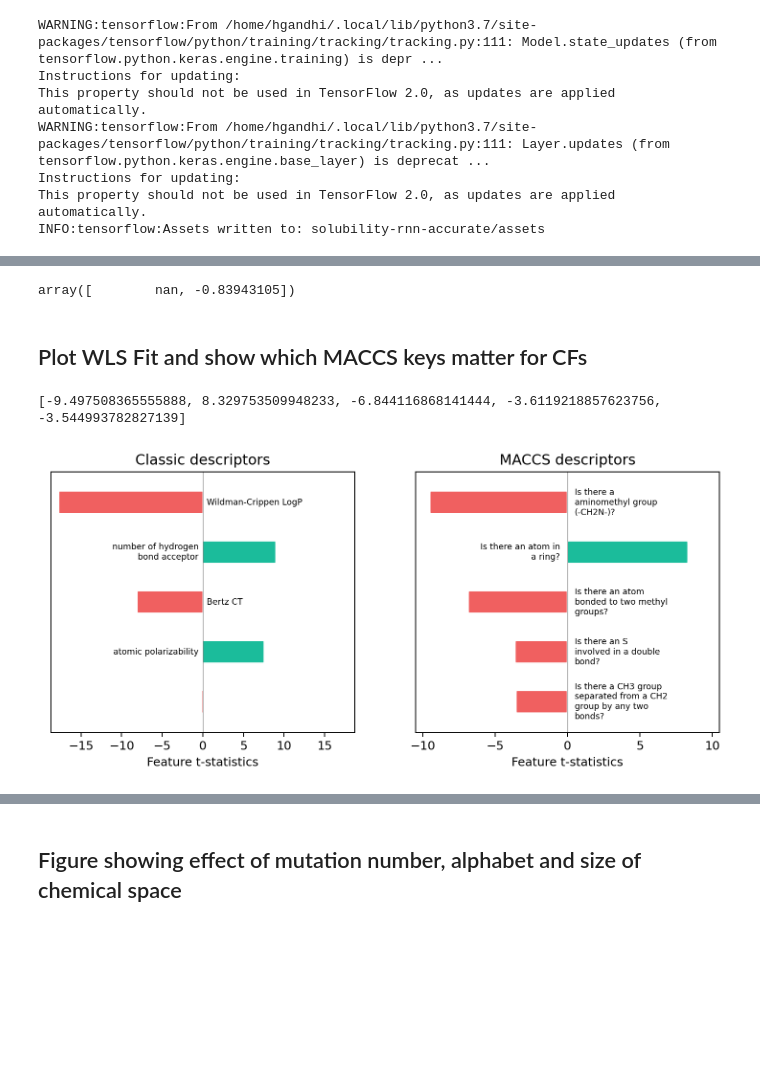
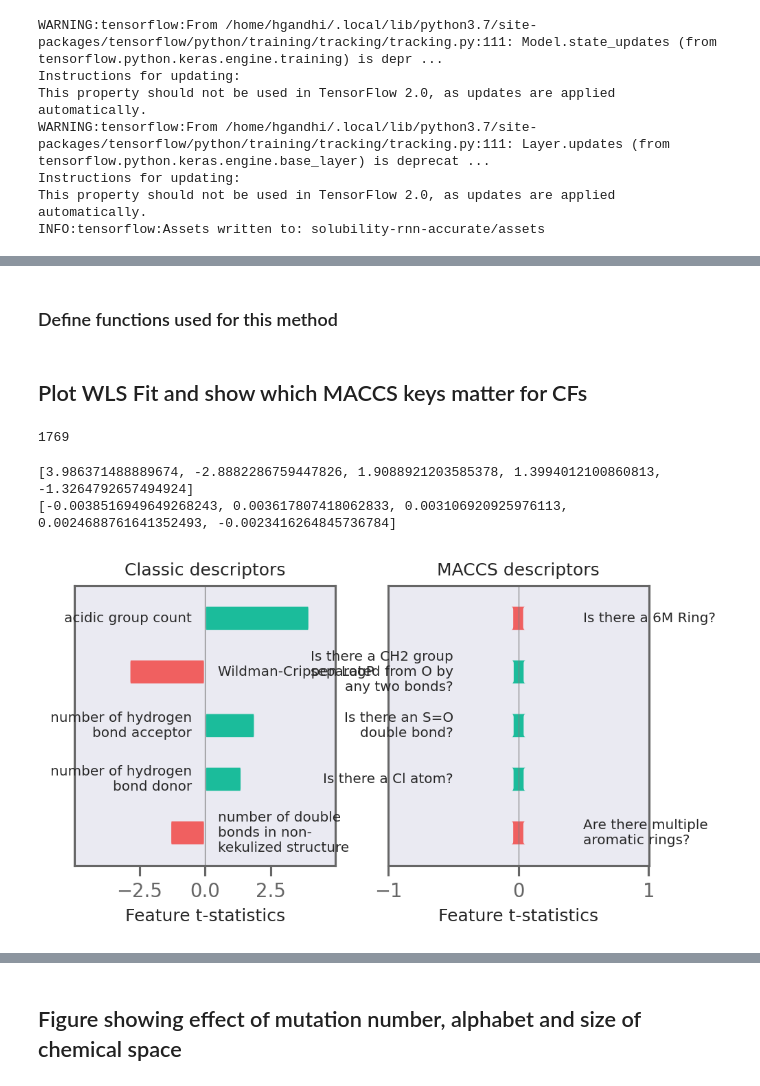
Before and after one commit to ur-whitelab/exmol, a Jupyter notebook: LIME/Solubility-RNN.ipynb, the cells around one changed output, grey strips where cells are left out. Cells and saved outputs as stored; diff of their text form; code cells hidden in the pictures; blank space fills up the shorter version.

```diff
--- a/LIME/Solubility-RNN.ipynb
+++ b/LIME/Solubility-RNN.ipynb
@@ -86,27 +110,36 @@ config = Config(vocab_size=len(vocab) + 1,
 # %%
 # now get sequences
 encoded = [selfies2ints(s) for s in selfies_list if s is not None]
-padded_seqs = tf.keras.preprocessing.sequence.pad_sequences(encoded, padding='post', value=vocab_stoi['[nop]'])
+padded_seqs = tf.keras.preprocessing.sequence.pad_sequences(encoded, padding="post")
 
 # Now build dataset
-data = tf.data.Dataset.from_tensor_slices((padded_seqs, soldata.Solubility.iloc[[bool(s) for s in selfies_list]].values))
+data = tf.data.Dataset.from_tensor_slices(
+    (padded_seqs, soldata.Solubility.iloc[[bool(s) for s in selfies_list]].values)
+)
 # now split into val, test, train and batch
 N = len(data)
 split = int(0.1 * N)
 test_data = data.take(split).batch(config.batch_size)
 nontest = data.skip(split)
-val_data, train_data = nontest.take(split).batch(config.batch_size), \
-    nontest.skip(split).shuffle(config.buffer_size).batch(config.batch_size).prefetch(tf.data.experimental.AUTOTUNE)
+val_data, train_data = nontest.take(split).batch(config.batch_size), nontest.skip(
+    split
+).shuffle(config.buffer_size).batch(config.batch_size).prefetch(
+    tf.data.experimental.AUTOTUNE
+)
 # %%
 model = tf.keras.Sequential()
 
 # make embedding and indicate that 0 should be treated as padding mask
-model.add(tf.keras.layers.Embedding(input_dim=config.vocab_size, output_dim=config.embedding_dim, mask_zero=True))
+model.add(
+    tf.keras.layers.Embedding(
+        input_dim=config.vocab_size, output_dim=config.embedding_dim, mask_zero=True
+    )
+)
 
 # RNN layer
 model.add(tf.keras.layers.GRU(config.rnn_units))
 # a dense hidden layer
-model.add(tf.keras.layers.Dense(config.hidden_dim, activation='relu'))
+model.add(tf.keras.layers.Dense(config.hidden_dim, activation="relu"))
 # regression, so no activation
 model.add(tf.keras.layers.Dense(1))
 
@@ -130,4 +163,4 @@ Non-trainable params: 0
 _________________________________________________________________
 # %%
 model.compile(tf.optimizers.Adam(1e-4), loss='mean_squared_error')
-result = model.fit(train_data, validation_data=val_data, epochs=100, verbose=0)
+result = model.fit(train_data, validation_data=val_data, epochs=100, verbose=2)
@@ -178,3 +236,5 @@ In the following example let's say we would like our molecules to return a solub
+# %% [markdown]
+### Define functions used for this method
 # %%
 def predictor_function(smile_list,selfies):
     encoded = [selfies2ints(s) for s in selfies]
@@ -336,4 +332,0 @@ def plot_desc(feature_importance, desc_type, output_file, title=None, ax = None)
-# %%
-predictor_function([], [ '[C][#S-expl]', '[C]'])
-# %% [output]
-array([        nan, -0.83943105])
@@ -340,27 +442,39 @@ array([        nan, -0.83943105])
 # %% [markdown]
 ## Plot WLS Fit and show which MACCS keys matter for CFs
 # %%
-stoned_kwargs={'num_samples': 2500, 'alphabet':exmol.get_basic_alphabet(), 'max_mutations': 2}
-space = exmol.sample_space(soldata.SMILES[1000], predictor_function, stoned_kwargs=stoned_kwargs)
+stoned_kwargs={'num_samples': 3000, 'alphabet':exmol.get_basic_alphabet(), 'max_mutations': 1}
+space = exmol.sample_space(soldata.SMILES[3826], predictor_function, stoned_kwargs=stoned_kwargs)
+# 3826 is a highly soluble compound
+# %%
+len(space)
+# %% [output]
+1769
 # %%
 from mordred import HydrogenBond, Polarizability
 from mordred import SLogP, AcidBase, BertzCT, Aromatic, BondCount
 from mordred import Calculator
+
 desc_type = ['Classic', 'MACCS']
-fig, ax = plt.subplots(nrows=1, ncols=len(desc_type), figsize=(10,4), dpi=180, squeeze=True)
+fig, ax = plt.subplots(nrows=1, ncols=len(desc_type), figsize=(6,3), dpi=180, squeeze=True)
 i=0
 for d in desc_type:
     space_tstats, beta = exmol.lime_explain(space, descriptor_type=d)
     feature_importance = calc_ft_imp(space, space_tstats)
+    if len(feature_importance.items())<5:
+        feature_importance = {a: b for a, b in zip(space[0].descriptors.descriptor_names, space_tstats)}# if abs(b) > 2.96}
+        feature_importance = dict(sorted(feature_importance.items(),
+                     key=lambda item: abs(item[1]),
+                     reverse=True))
     if len(feature_importance.items()) > 5:
         feature_importance = {a:feature_importance[a] for a in list(feature_importance.keys())[:6]}
     plot_desc(feature_importance, d, output_file=None,
                   ax=ax[i], title=f'{d} descriptors')
     # plot_with_desc(feature_importance, s, desc_type='classic', output_file=f'mutation_classic_{i}')
     i+=1
-plt.savefig(f'desc.png', dpi=180, bbox_inches='tight', transparent=False)
+plt.savefig(f'desc.svg', dpi=180, bbox_inches='tight', transparent=False)
 plt.show()
 # %% [output]
-[-9.497508365555888, 8.329753509948233, -6.844116868141444, -3.6119218857623756, -3.544993782827139]
+[3.986371488889674, -2.8882286759447826, 1.9088921203585378, 1.3994012100860813, -1.3264792657494924]
+[-0.0038516949649268243, 0.003617807418062833, 0.003106920925976113, 0.0024688761641352493, -0.0023416264845736784]
-[figure, old version]
+[figure, new version]
 # %%
```
Also changed, not shown: parts of 55 cells of this notebook, 1 other file.
